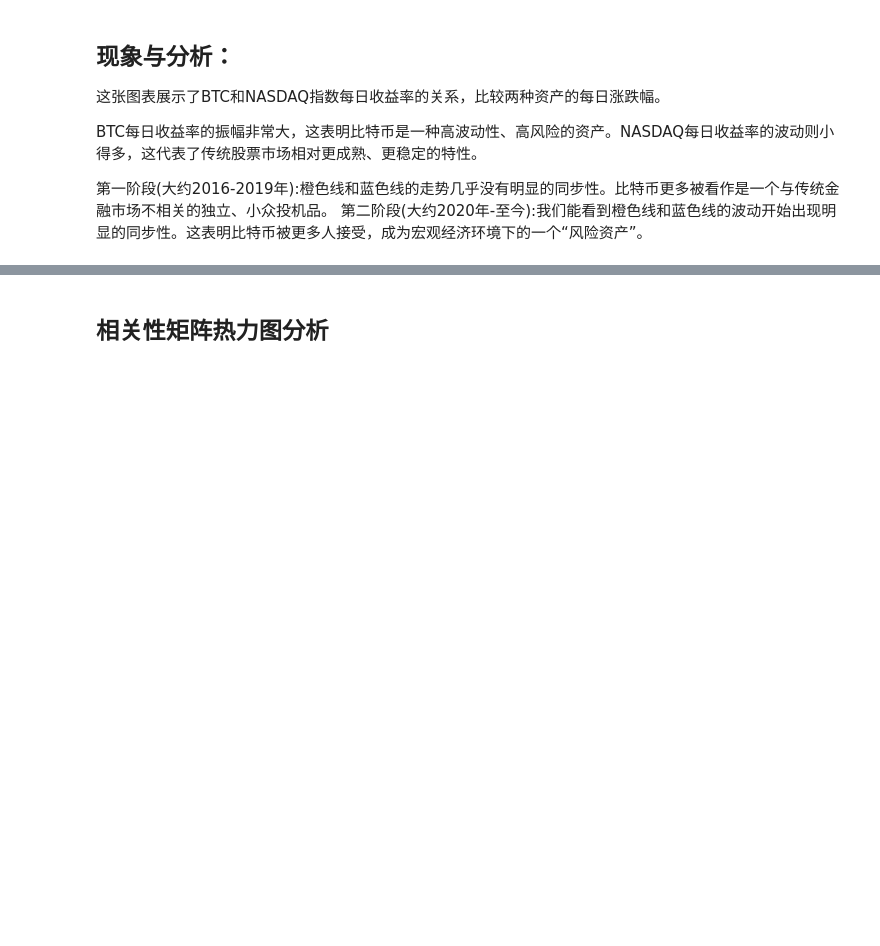
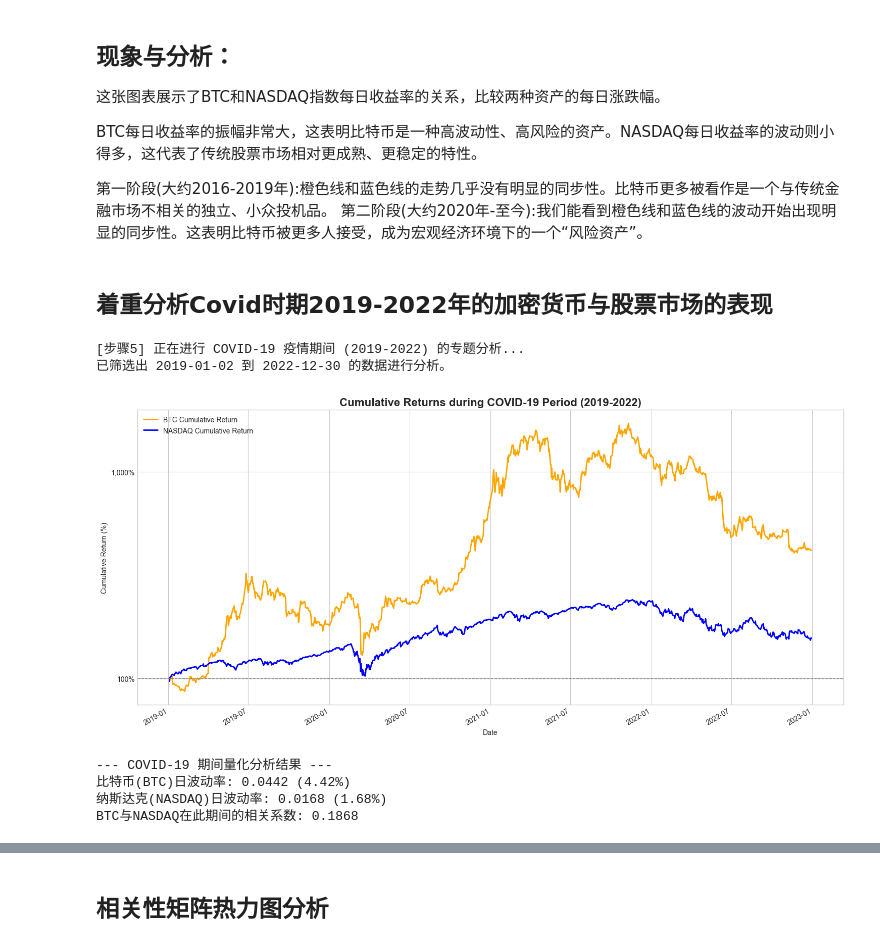
Before and after one commit to HiIAmTzeKean/Kaggle-Crypto-Currency-Analysis, a Jupyter notebook: analysis.ipynb, the cells around one changed output, grey strips where cells are left out. Cells and saved outputs as stored; diff of their text form; code cells hidden in the pictures; blank space fills up the shorter version.

```diff
--- a/analysis.ipynb
+++ b/analysis.ipynb
@@ -9,10 +9,17 @@ import numpy as np
 import yfinance as yf
 from scipy import stats
 from statsmodels.tsa.api import VAR
+
 # 设置绘图风格和中文字体
-plt.style.use('seaborn-v0_8-whitegrid')
-plt.rcParams['font.sans-serif'] = ['PingFang SC', 'Heiti SC', 'STHeiti', 'SimHei', 'Arial Unicode MS']
-plt.rcParams['axes.unicode_minus'] = False
+plt.style.use("seaborn-v0_8-whitegrid")
+plt.rcParams["font.sans-serif"] = [
+    "PingFang SC",
+    "Heiti SC",
+    "STHeiti",
+    "SimHei",
+    "Arial Unicode MS",
+]
+plt.rcParams["axes.unicode_minus"] = False
 # %% [markdown]
 ## 重新加载数据
 # %%
@@ -251,3 +278,68 @@ BTC每日收益率的振幅非常大，这表明比特币是一种高波动性
 
 第一阶段(大约2016-2019年):橙色线和蓝色线的走势几乎没有明显的同步性。比特币更多被看作是一个与传统金融市场不相关的独立、小众投机品。
 第二阶段(大约2020年-至今):我们能看到橙色线和蓝色线的波动开始出现明显的同步性。这表明比特币被更多人接受，成为宏观经济环境下的一个“风险资产”。
+# %% [markdown]
+## 着重分析Covid时期2019-2022年的加密货币与股票市场的表现
+# %%
+# --- 步骤5: COVID-19 疫情期间 (2019-2022) 的专题分析 ---
+print("\n[步骤5] 正在进行 COVID-19 疫情期间 (2019-2022) 的专题分析...")
+
+# 5.1: 筛选出特定时间段的数据
+# 我们定义 COVID-19 影响的主要周期为 2019年1月1日 至 2022年12月31日
+# 这覆盖了疫情爆发前夕、全球大流行以及后续的波动时期
+covid_period_df = merged_df.loc["2019-01-01":"2022-12-31"]
+print(f"已筛选出 {covid_period_df.index.min().date()} 到 {covid_period_df.index.max().date()} 的数据进行分析。")
+
+# 5.2: 计算该期间的每日收益率和累计收益率
+# 每日收益率
+covid_returns_df = covid_period_df.pct_change().dropna()
+
+# 累计收益率，这是衡量总体表现的关键指标
+# (1 + 每日收益率) 的累积乘积
+covid_cumulative_returns = (1 + covid_returns_df).cumprod()
+
+
+# 5.3: 可视化分析
+
+# 分析1: 累计收益率走势图 - 直观对比投资回报
+plt.style.use("seaborn-v0_8-whitegrid")
+fig, ax = plt.subplots(figsize=(15, 7))
+
+(covid_cumulative_returns[f"BTC_close"] * 100).plot(
+    ax=ax, label="BTC Cumulative Return", color="orange", linewidth=2
+)
+(covid_cumulative_returns["NASDAQ"] * 100).plot(
+    ax=ax, label="NASDAQ Cumulative Return", color="blue", linewidth=2
+)
+
+ax.set_title("Cumulative Returns during COVID-19 Period (2019-2022)", fontsize=16, fontweight="bold")
+ax.set_ylabel("Cumulative Return (%)")
+ax.set_xlabel("Date")
+ax.legend(loc="upper left")
+ax.axhline(100, color="grey", linestyle="--", linewidth=1) # 100% 代表初始投资
+ax.set_yscale('log') # 使用对数坐标轴，以更好地展示数量级差异巨大的两种资产
+ax.set_yticklabels(['{:,.0f}%'.format(x) for x in ax.get_yticks()]) # 格式化Y轴为百分比
+plt.tight_layout()
+plt.show()
+
+
+# 分析2: 波动性与相关性量化分析
+# 计算波动率（每日收益率的标准差）
+btc_volatility = covid_returns_df[f"BTC_close"].std()
+nasdaq_volatility = covid_returns_df["NASDAQ"].std()
+
+# 计算相关系数
+correlation = covid_returns_df[f"BTC_close"].corr(covid_returns_df["NASDAQ"])
+
+print("\n--- COVID-19 期间量化分析结果 ---")
+print(f"比特币(BTC)日波动率: {btc_volatility:.4f} ({btc_volatility*100:.2f}%)")
+print(f"纳斯达克(NASDAQ)日波动率: {nasdaq_volatility:.4f} ({nasdaq_volatility*100:.2f}%)")
+print(f"BTC与NASDAQ在此期间的相关系数: {correlation:.4f}")
+# %% [output]
+[步骤5] 正在进行 COVID-19 疫情期间 (2019-2022) 的专题分析...
+已筛选出 2019-01-02 到 2022-12-30 的数据进行分析。
+[figure, added]
+--- COVID-19 期间量化分析结果 ---
+比特币(BTC)日波动率: 0.0442 (4.42%)
+纳斯达克(NASDAQ)日波动率: 0.0168 (1.68%)
+BTC与NASDAQ在此期间的相关系数: 0.1868
```
Also changed, not shown: parts of 13 cells of this notebook.
